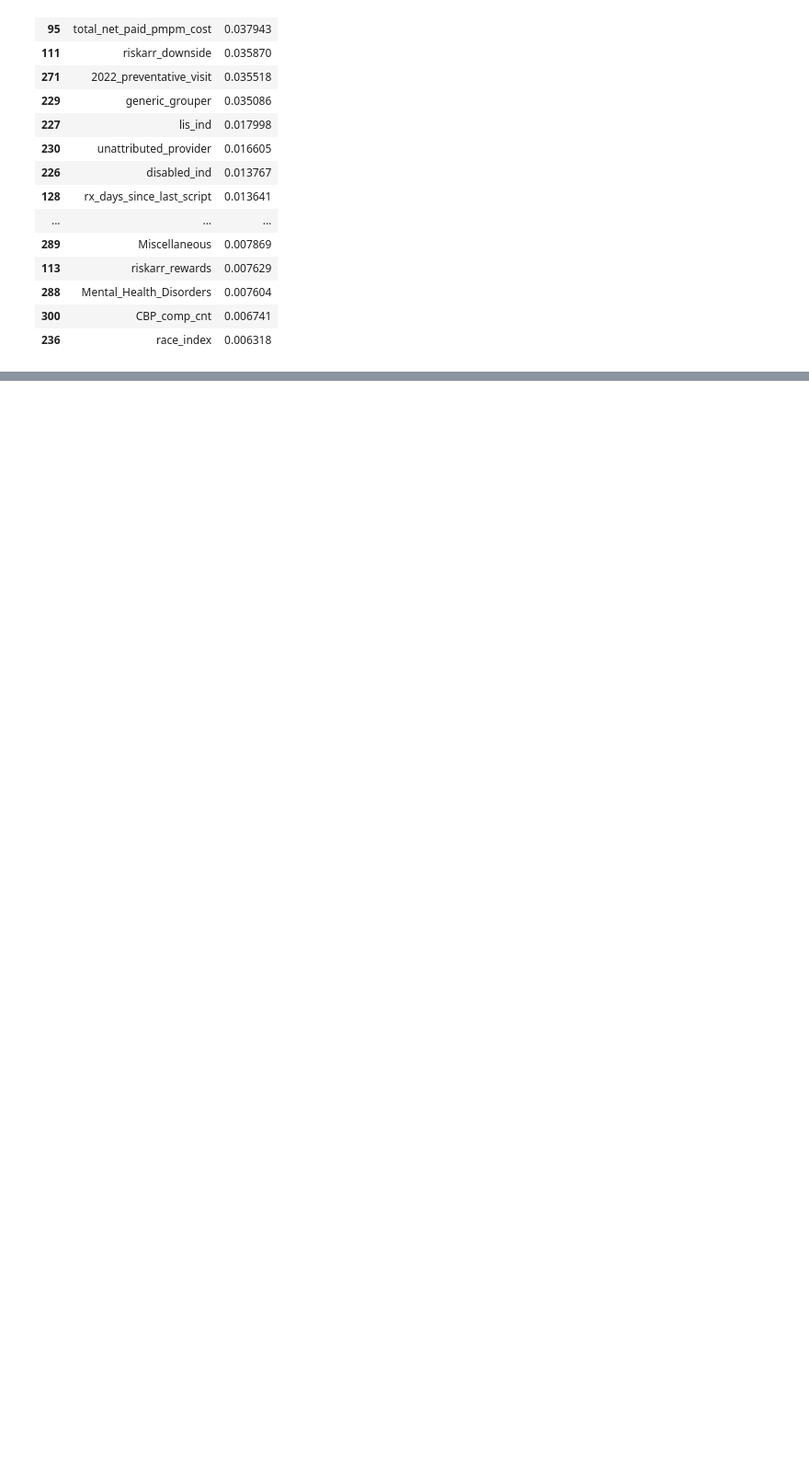
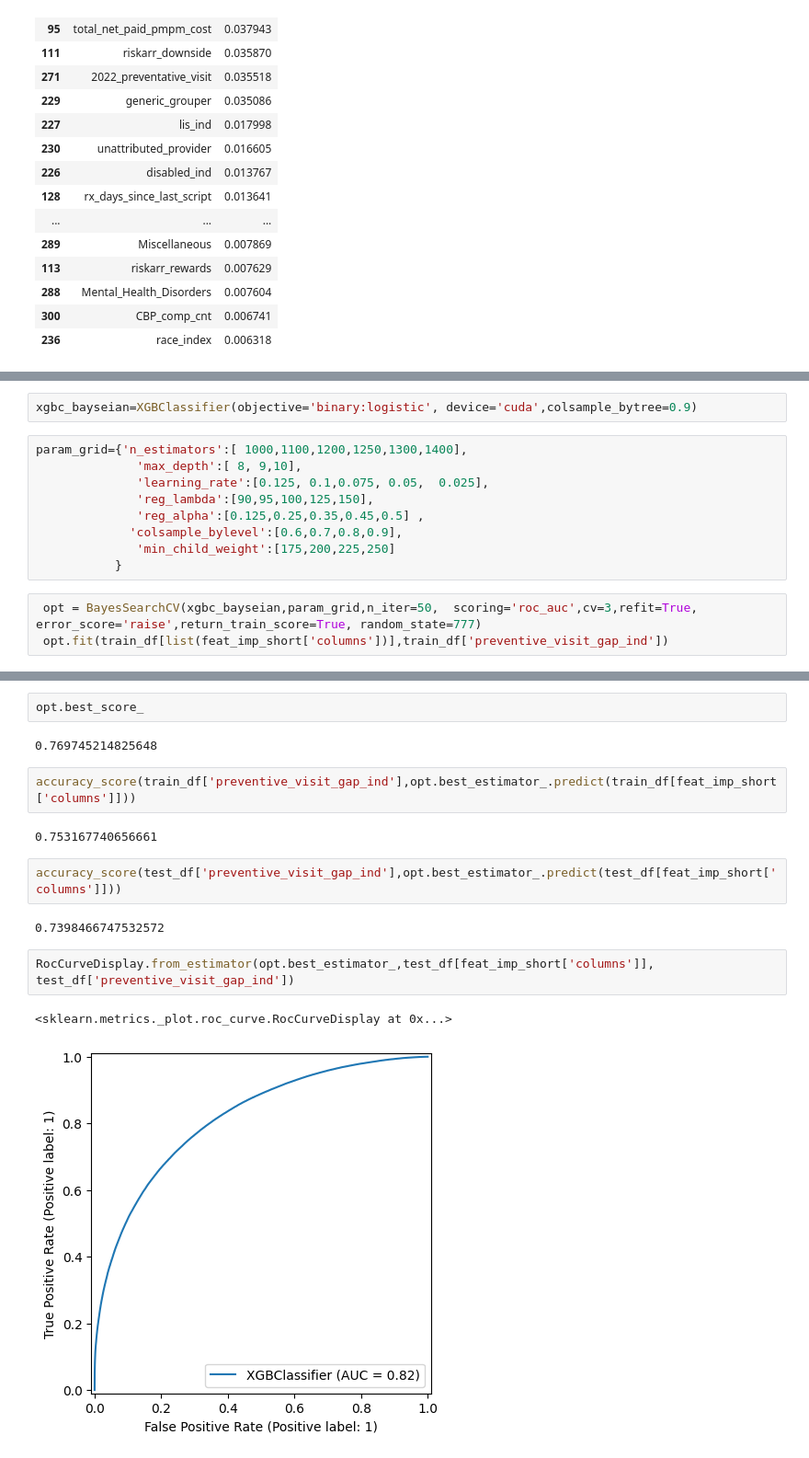
Before and after one commit to KavyaNair01/Machine_Learning, a Jupyter notebook: humana_model.ipynb, the cells around one changed output, grey strips where cells are left out. Shown: that part at 92% size. Cells and saved outputs as stored; diff of their text form; blank space fills up the shorter version.

```diff
--- a/humana_model.ipynb
+++ b/humana_model.ipynb
@@ -147,0 +205,14 @@ len([ x for x in feature_cols if not ('cnt' in x)])
+# %%
+xgbc_bayseian=XGBClassifier(objective='binary:logistic', device='cuda',colsample_bytree=0.9)
+# %%
+param_grid={'n_estimators':[ 1000,1100,1200,1250,1300,1400],
+              'max_depth':[ 8, 9,10],
+              'learning_rate':[0.125, 0.1,0.075, 0.05,  0.025],
+              'reg_lambda':[90,95,100,125,150],
+              'reg_alpha':[0.125,0.25,0.35,0.45,0.5] ,
+             'colsample_bylevel':[0.6,0.7,0.8,0.9],
+              'min_child_weight':[175,200,225,250]
+           }
+# %%
+ opt = BayesSearchCV(xgbc_bayseian,param_grid,n_iter=50,  scoring='roc_auc',cv=3,refit=True, error_score='raise',return_train_score=True, random_state=777)
+ opt.fit(train_df[list(feat_imp_short['columns'])],train_df['preventive_visit_gap_ind'])
@@ -147,0 +273,17 @@ len([ x for x in feature_cols if not ('cnt' in x)])
+# %%
+opt.best_score_
+# %% [output]
+0.769745214825648
+# %%
+accuracy_score(train_df['preventive_visit_gap_ind'],opt.best_estimator_.predict(train_df[feat_imp_short['columns']]))
+# %% [output]
+0.753167740656661
+# %%
+accuracy_score(test_df['preventive_visit_gap_ind'],opt.best_estimator_.predict(test_df[feat_imp_short['columns']]))
+# %% [output]
+0.7398466747532572
+# %%
+RocCurveDisplay.from_estimator(opt.best_estimator_,test_df[feat_imp_short['columns']], test_df['preventive_visit_gap_ind'])
+# %% [output]
+<sklearn.metrics._plot.roc_curve.RocCurveDisplay at 0x...>
+[figure, added]
```
Also changed, not shown: parts of 18 cells of this notebook.
